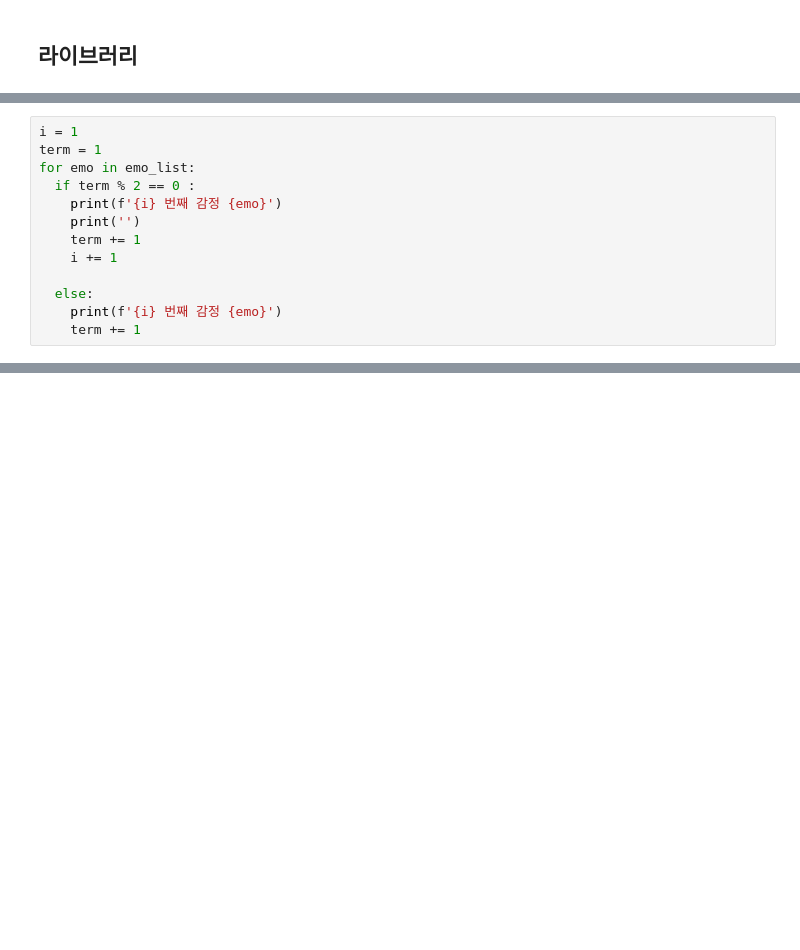
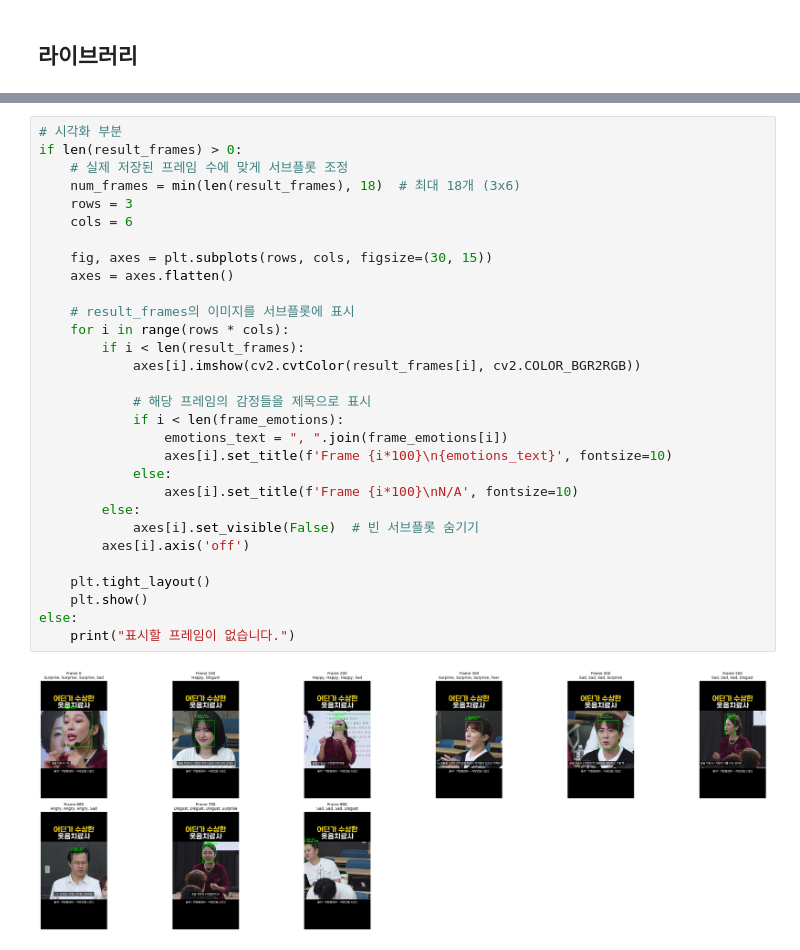
Before and after one commit to sub-bong/healthcare-hackathon, a Jupyter notebook: model/Face-test/Face_Detect_Analy.ipynb, the cells around one changed output, grey strips where cells are left out. Cells and saved outputs as stored; diff of their text form; blank space fills up the shorter version.

```diff
--- a/model/Face-test/Face_Detect_Analy.ipynb
+++ b/model/Face-test/Face_Detect_Analy.ipynb
@@ -186,13 +435,0 @@ plt.show()
-# %%
-i = 1
-term = 1
-for emo in emo_list:
-  if term % 2 == 0 :
-    print(f'{i} 번째 감정 {emo}')
-    print('')
-    term += 1
-    i += 1
-
-  else:
-    print(f'{i} 번째 감정 {emo}')
-    term += 1
@@ -280,0 +436,32 @@ for emo, count in emo_map.items():
+# %%
+# 시각화 부분
+if len(result_frames) > 0:
+    # 실제 저장된 프레임 수에 맞게 서브플롯 조정
+    num_frames = min(len(result_frames), 18)  # 최대 18개 (3x6)
+    rows = 3
+    cols = 6
+
+    fig, axes = plt.subplots(rows, cols, figsize=(30, 15))
+    axes = axes.flatten()
+
+    # result_frames의 이미지를 서브플롯에 표시
+    for i in range(rows * cols):
+        if i < len(result_frames):
+            axes[i].imshow(cv2.cvtColor(result_frames[i], cv2.COLOR_BGR2RGB))
+
+            # 해당 프레임의 감정들을 제목으로 표시
+            if i < len(frame_emotions):
+                emotions_text = ", ".join(frame_emotions[i])
+                axes[i].set_title(f'Frame {i*100}\n{emotions_text}', fontsize=10)
+            else:
+                axes[i].set_title(f'Frame {i*100}\nN/A', fontsize=10)
+        else:
+            axes[i].set_visible(False)  # 빈 서브플롯 숨기기
+        axes[i].axis('off')
+
+    plt.tight_layout()
+    plt.show()
+else:
+    print("표시할 프레임이 없습니다.")
+# %% [output]
+[figure, added]
```
Also changed, not shown: parts of 21 cells of this notebook, 6 other files.
